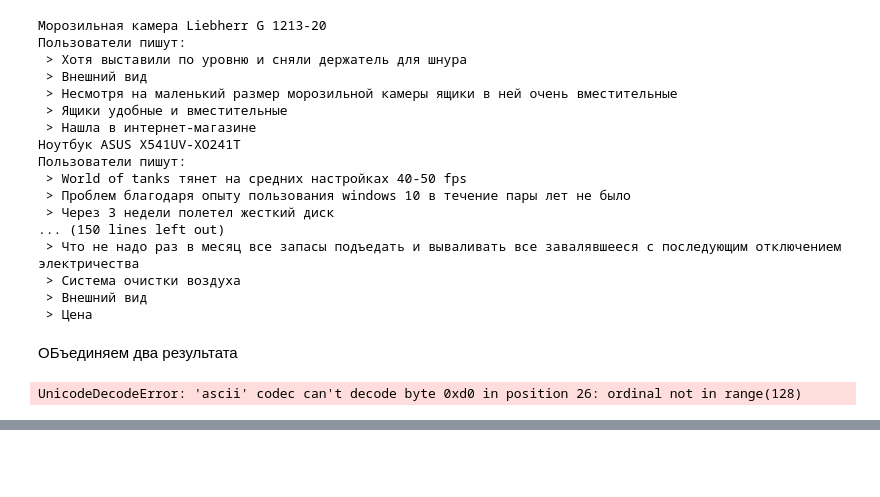
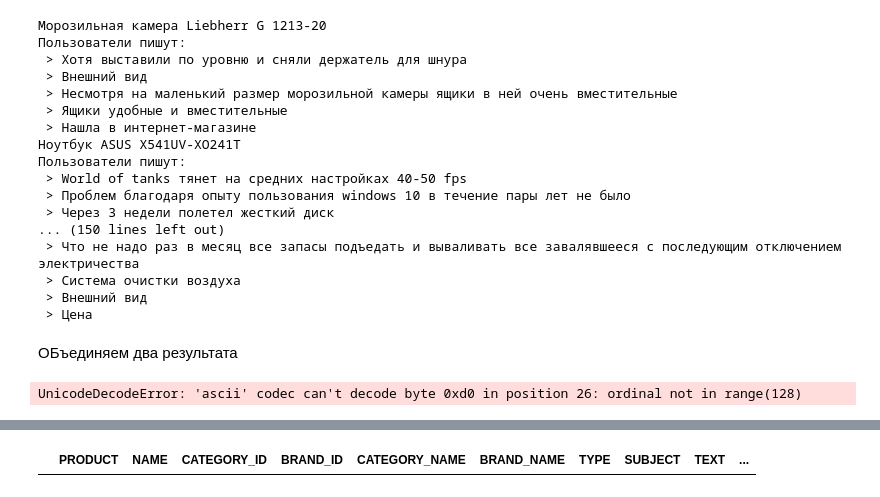
Before and after one commit to avidale/mvideo_hack, a Jupyter notebook: exploratory/metacomment.ipynb, the cells around one changed output, grey strips where cells are left out. Saved outputs shown, nothing was run; the diff lists cells and outputs as text; code cells hidden in the pictures; blank space fills up the shorter version.

```diff
--- a/exploratory/metacomment.ipynb
+++ b/exploratory/metacomment.ipynb
@@ -1050,3 +1050,7 @@ pickle.load(open('syntetic.pkl', 'rb'))
  'Холодильник с нижней морозильной камерой Beko CMV 529221 W           ': 'Пользователи пишут:\n > Сейчас гарантия почти кончилась и продукты стали пропадать-разгерметизация верхнего отдела -хладогент ...
  'Холодильник с нижней морозильной камерой Haier C2F637CFMV            ': 'Пользователи пишут:\n > Зона свежести и встроенный ионизатор-не требует использования поглатителей запахов\n > Прекрасные ящи ...
  'Холодильник с нижней морозильной камерой Hotpoint-Ariston HFP 7200 XO': 'Пользователи пишут:\n > Что не надо раз в месяц все запасы подъедать и вываливать все завалявшееся с последующим отключением  ...
+# %%
+d_new[d_new.NAME=='Телевизор Haier LE24B8000T']
+# %% [output]
+|  | PRODUCT | NAME | CATEGORY_ID | BRAND_ID | CATEGORY_NAME | BRAND_NAME | TYPE | SUBJECT | TEXT | ... |
```
Also changed, not shown: parts of 6 cells of this notebook, 2 other files.
